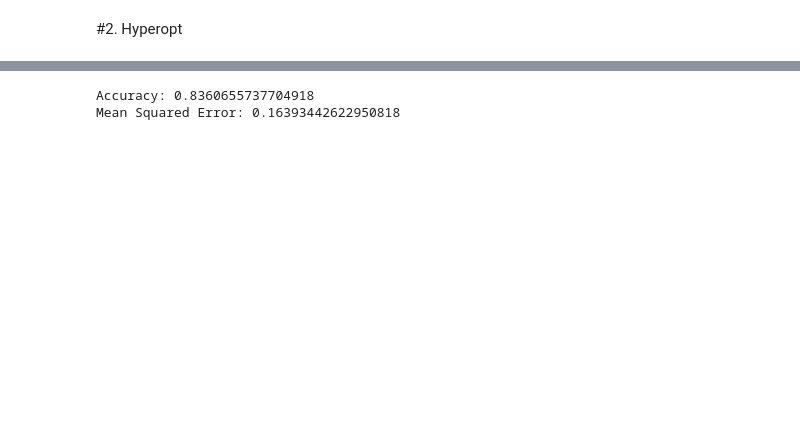
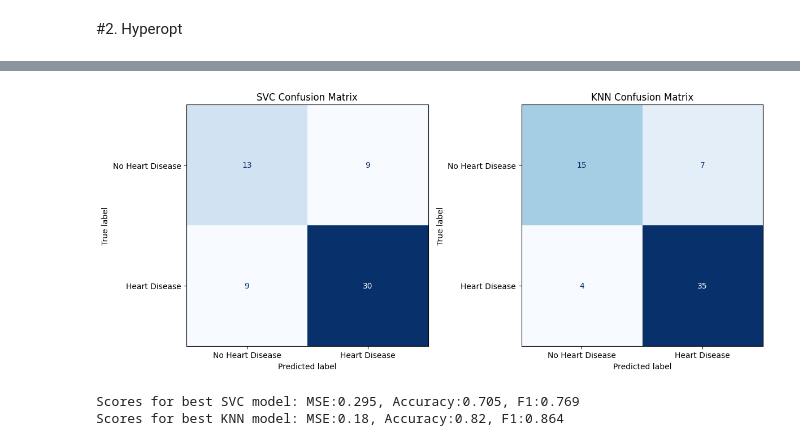
Before and after one commit to Karlerikkanal/AutoML_projects, a Jupyter notebook: Project_1/Project1_hyperopt.ipynb, the cells around one changed output, grey strips where cells are left out. Drawn from its saved outputs; the diff is of its cells as text; code cells hidden in the pictures; blank space fills up the shorter version.

```diff
--- a/Project_1/Project1_hyperopt.ipynb
+++ b/Project_1/Project1_hyperopt.ipynb
@@ -122,6 +227,0 @@ Best hyperparameters found:  {'bootstrap': 0, 'class_weight': 1, 'criterion': 0,
-# %%
-hyperopt_model = RandomForestClassifier(bootstrap=True, class_weight='balanced', criterion='gini', max_depth=11,
-                                        max_features='log2', min_samples_leaf=33, min_samples_split=14, n_estimators=210, random_state=42)
-hyperopt_model.fit(x_train, y_train)
-
-pred = hyperopt_model.predict(x_test)
@@ -153,10 +228,39 @@ Recall: 0.87
-# %%
-mse = mean_squared_error(y_test, pred)
-r2 = r2_score(y_test, pred)
-accuracy = hyperopt_model.score(x_test, y_test)
-
-print("Accuracy:", accuracy)
-print("Mean Squared Error:", mse)
-# %% [output]
-Accuracy: 0.8360655737704918
-Mean Squared Error: 0.16393442622950818
+# %%
+svc = SVC(probability=True, random_state=42, C=21.572362980125604, degree=4, gamma='auto', kernel='poly')
+knn = KNeighborsClassifier(algorithm='brute', metric='euclidean', n_neighbors=32, p=2, weights='uniform')
+
+# Train the models
+svc.fit(x_train, y_train)
+knn.fit(x_train, y_train)
+
+# Make predictions
+svc_preds = svc.predict(x_test)
+knn_preds = knn.predict(x_test)
+
+# Confusion Matrices
+svc_cm = confusion_matrix(y_test, svc_preds)
+knn_cm = confusion_matrix(y_test, knn_preds)
+
+# Plot
+fig, axes = plt.subplots(1, 2, figsize=(12, 6))
+ConfusionMatrixDisplay(svc_cm, display_labels=['No Heart Disease', 'Heart Disease']).plot(ax=axes[0], cmap='Blues', colorbar=False)
+axes[0].set_title('SVC Confusion Matrix')
+ConfusionMatrixDisplay(knn_cm, display_labels=['No Heart Disease', 'Heart Disease']).plot(ax=axes[1], cmap='Blues', colorbar=False)
+axes[1].set_title('KNN Confusion Matrix')
+plt.tight_layout()
+plt.show()
+# %% [output]
+[figure, added]
+# %%
+mse_svc = mean_squared_error(y_test, svc_preds)
+mse_knn = mean_squared_error(y_test, knn_preds)
+accuracy_svc = accuracy_score(y_test, svc_preds)
+accuracy_knn = accuracy_score(y_test, knn_preds)
+f1_svc = f1_score(y_test, svc_preds)
+f1_knn = f1_score(y_test, knn_preds)
+
+print(f"Scores for best SVC model: MSE:{round(mse_svc, 3)}, Accuracy:{round(accuracy_svc, 3)}, F1:{round(f1_svc, 3)}")
+print(f"Scores for best KNN model: MSE:{round(mse_knn, 3)}, Accuracy:{round(accuracy_knn, 3)}, F1:{round(f1_knn, 3)}")
+# %% [output]
+Scores for best SVC model: MSE:0.295, Accuracy:0.705, F1:0.769
+Scores for best KNN model: MSE:0.18, Accuracy:0.82, F1:0.864
```
Also changed, not shown: parts of 17 cells of this notebook, 1 other file.
